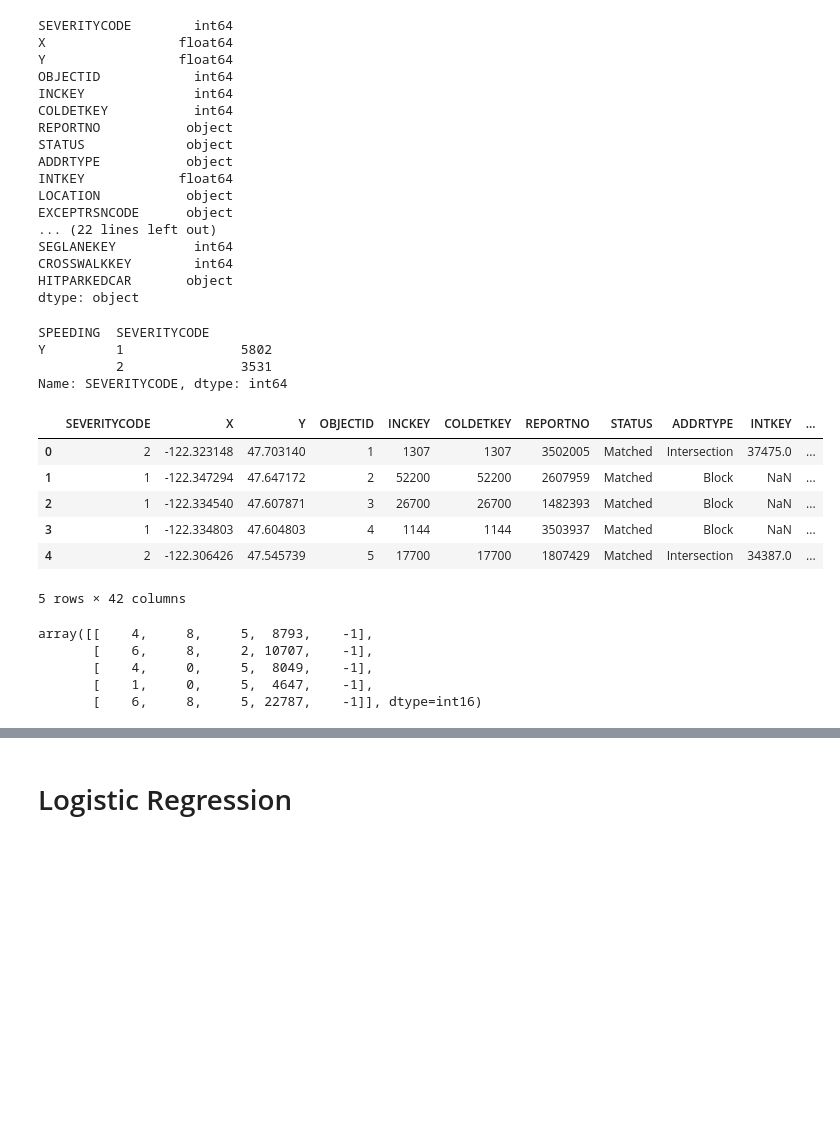
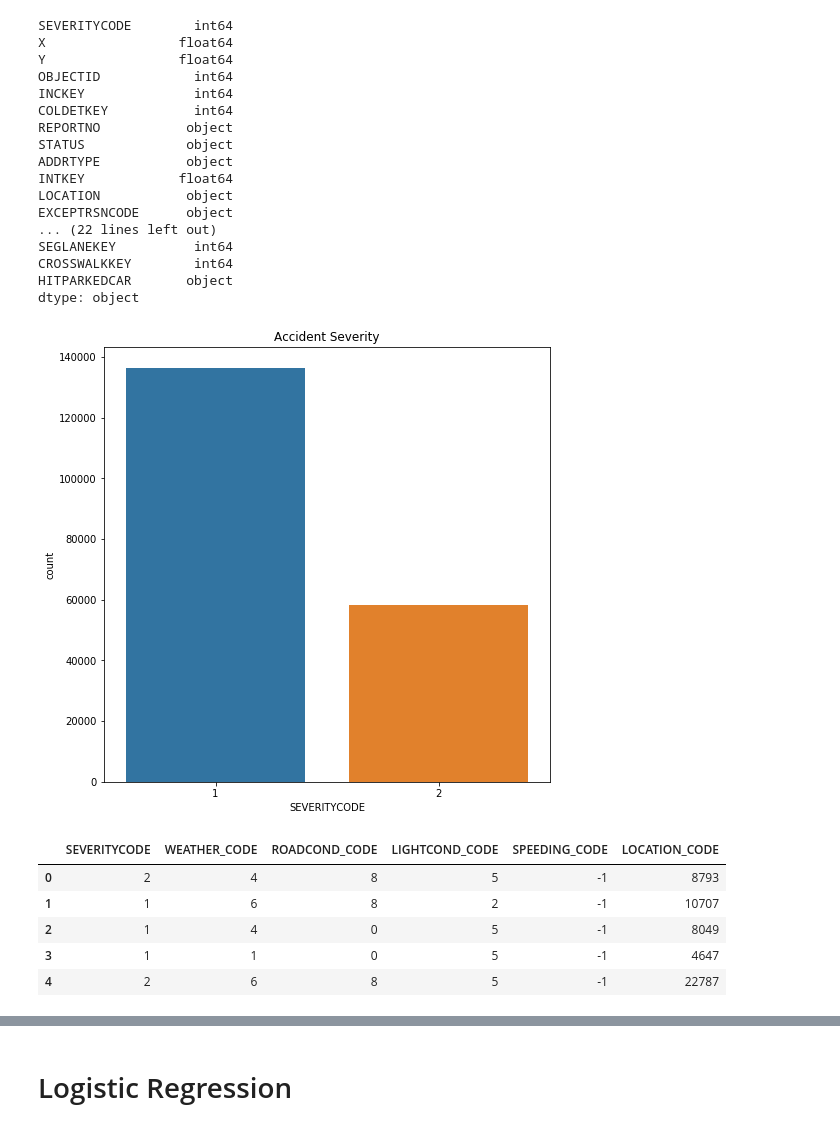
Before and after one commit to mundoye/Coursera_Capstone, a Jupyter notebook: Coursera_Capstone.ipynb, the cells around one changed output, grey strips where cells are left out. Cells and saved outputs as stored; diff of their text form; code cells hidden in the pictures; blank space fills up the shorter version.

```diff
--- a/Coursera_Capstone.ipynb
+++ b/Coursera_Capstone.ipynb
@@ -59,13 +60,6 @@ SEGLANEKEY          int64
 CROSSWALKKEY        int64
 HITPARKEDCAR       object
 dtype: object
-# %%
-accident.groupby(['SPEEDING','SEVERITYCODE'])['SEVERITYCODE'].count()
-# %% [output]
-SPEEDING  SEVERITYCODE
-Y         1               5802
-          2               3531
-Name: SEVERITYCODE, dtype: int64
 # %%
 # Categorization
 accident['WEATHER'] = pd.Categorical(accident['WEATHER'])
@@ -79,22 +73,20 @@ accident['ROADCOND_CODE'] = accident['ROADCOND'].cat.codes
 accident['LIGHTCOND_CODE'] = accident['LIGHTCOND'].cat.codes
 accident['LOCATION_CODE'] = accident['LOCATION'].cat.codes
 accident['SPEEDING_CODE'] = accident['SPEEDING'].cat.codes
-# %%
-accident.head()
-# %% [output]
-|  | SEVERITYCODE | X | Y | OBJECTID | INCKEY | COLDETKEY | REPORTNO | STATUS | ADDRTYPE | INTKEY | ... |
-| 0 | 2 | -122.323148 | 47.703140 | 1 | 1307 | 1307 | 3502005 | Matched | Intersection | 37475.0 | ... |
-| 1 | 1 | -122.347294 | 47.647172 | 2 | 52200 | 52200 | 2607959 | Matched | Block | NaN | ... |
-| 2 | 1 | -122.334540 | 47.607871 | 3 | 26700 | 26700 | 1482393 | Matched | Block | NaN | ... |
-| 3 | 1 | -122.334803 | 47.604803 | 4 | 1144 | 1144 | 3503937 | Matched | Block | NaN | ... |
-| 4 | 2 | -122.306426 | 47.545739 | 5 | 17700 | 17700 | 1807429 | Matched | Intersection | 34387.0 | ... |
-5 rows × 42 columns
+# %%
+plt.figure(figsize=(8, 8))
+sns.countplot('SEVERITYCODE', data=accident)
+plt.title('Accident Severity')
+plt.show()
+# %% [output]
+[figure, added]
 # %%
-X = np.asarray(accident[['WEATHER_CODE','ROADCOND_CODE','LIGHTCOND_CODE','LOCATION_CODE','SPEEDING_CODE']])
-X[0:5]
+study = accident[['SEVERITYCODE', 'WEATHER_CODE', 'ROADCOND_CODE', 'LIGHTCOND_CODE', 'SPEEDING_CODE', 'LOCATION_CODE']]
+study.head()
 # %% [output]
-array([[    4,     8,     5,  8793,    -1],
-       [    6,     8,     2, 10707,    -1],
-       [    4,     0,     5,  8049,    -1],
-       [    1,     0,     5,  4647,    -1],
-       [    6,     8,     5, 22787,    -1]], dtype=int16)
+|  | SEVERITYCODE | WEATHER_CODE | ROADCOND_CODE | LIGHTCOND_CODE | SPEEDING_CODE | LOCATION_CODE |
+| 0 | 2 | 4 | 8 | 5 | -1 | 8793 |
+| 1 | 1 | 6 | 8 | 2 | -1 | 10707 |
+| 2 | 1 | 4 | 0 | 5 | -1 | 8049 |
+| 3 | 1 | 1 | 0 | 5 | -1 | 4647 |
+| 4 | 2 | 6 | 8 | 5 | -1 | 22787 |
```
Also changed, not shown: parts of 13 cells of this notebook.
